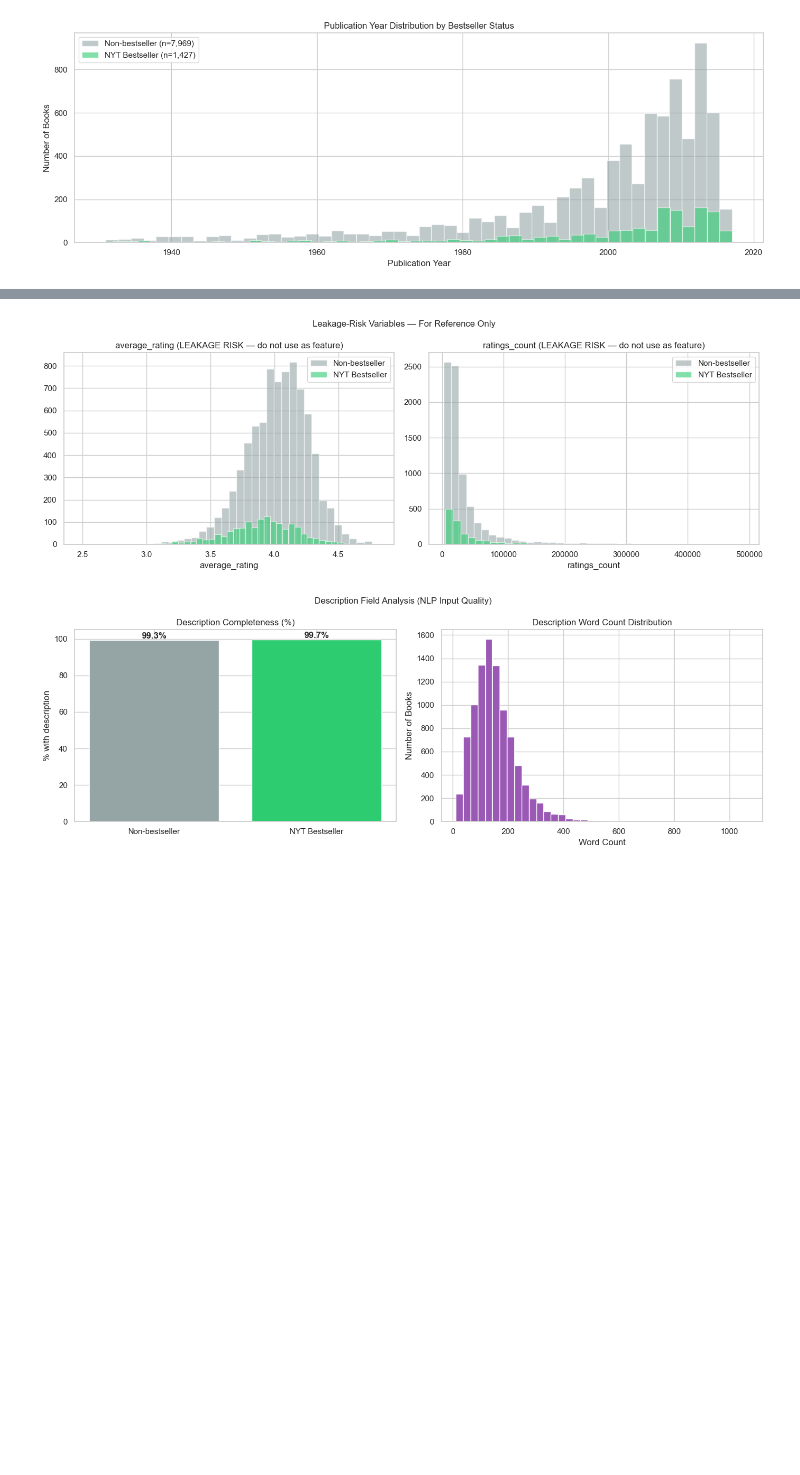
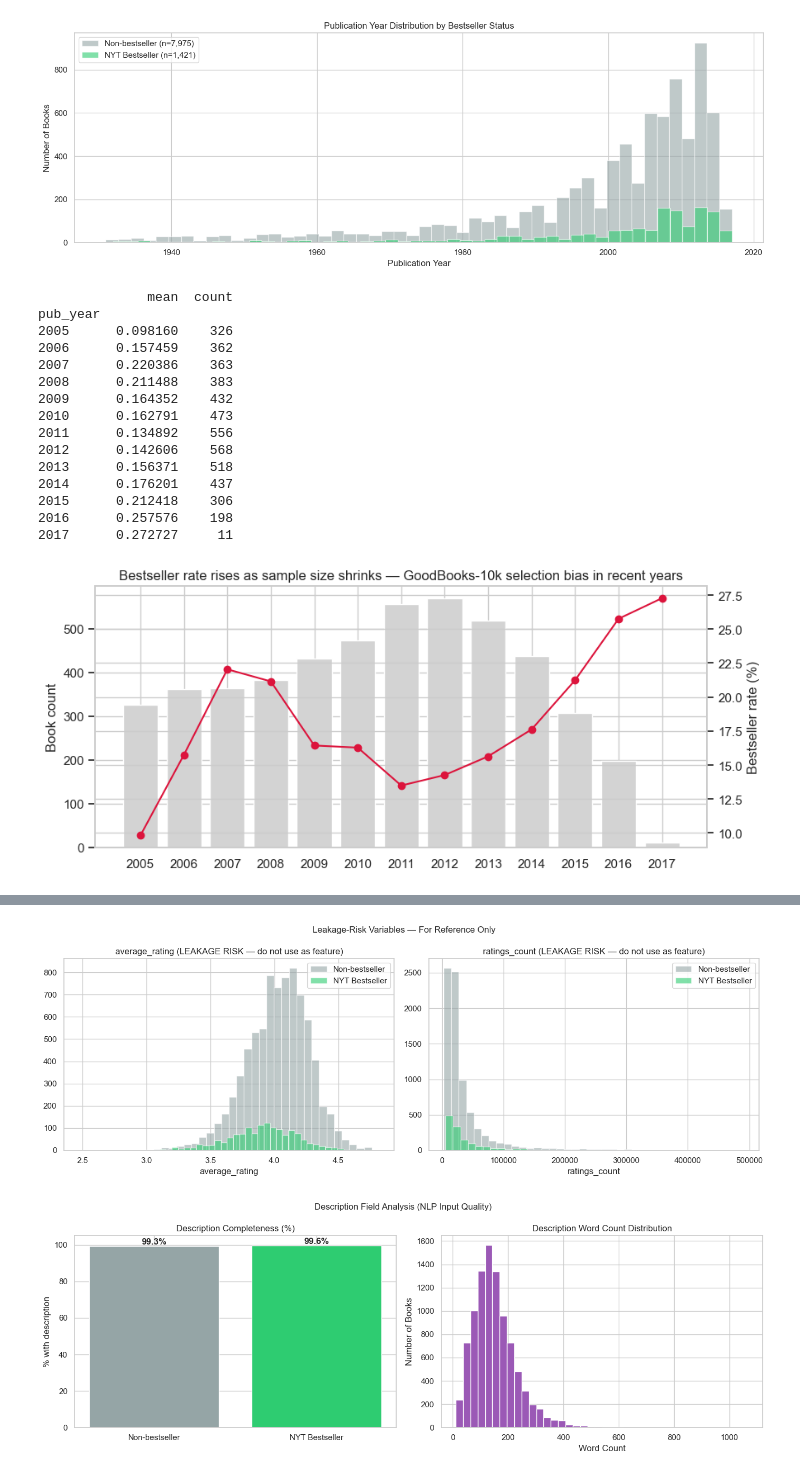
Before and after one commit to Erdos-Projects/summer26-book-commercial-success, a Jupyter notebook: EDA/book_success_merge.ipynb, the cells around one changed output, grey strips where cells are left out. Saved outputs shown, nothing was run; the diff lists cells and outputs as text; code cells hidden in the pictures; blank space fills up the shorter version.

Commit message:
update merge, EDA, and target definition

```diff
--- a/EDA/book_success_merge.ipynb
+++ b/EDA/book_success_merge.ipynb
@@ -941,12 +922,13 @@ NYT rows available for fuzzy matching: 6,744
 GoodBooks rows to attempt fuzzy on:    9,324
 # %%
 # ── 5i. Run fuzzy matching ───────────────────────────────────────────────
-# Runtime: typically 5–15 min for ~9,000 unmatched books × ~4,000 NYT titles.
+# Runtime:
 # The early-exit (title score < 65) cuts most comparisons short.
 
 from tqdm.auto import tqdm
 
 FUZZY_THRESHOLD = 85   # combined score threshold (0–100). Raise for more precision.
+AUTHOR_FLOOR = 55   # independent minimum
 
 unmatched_df = pre_fuzzy[pre_fuzzy['nyt_bestseller'].isna()].copy()
 
@@ -961,6 +943,7 @@ for _, row in tqdm(unmatched_df.iterrows(), total=len(unmatched_df), desc='Fuzzy
 
     best_score    = 0.0
     best_nyt_idx  = None
+    best_t_score, best_a_score = None, None
 
     for nyt_idx, ntitle, nauthor in zip(nyt_fuzzy_index, nyt_fuzzy_titles, nyt_fuzzy_authors):
         # Fast early exit — skip if titles share almost nothing
@@ -968,16 +951,24 @@ for _, row in tqdm(unmatched_df.iterrows(), total=len(unmatched_df), desc='Fuzzy
         if t_score < 65:
             continue
         a_score  = fuzz.partial_ratio(bauthor, nauthor)
+
+        if a_score < AUTHOR_FLOOR:      # NEW — reject weak author matches outright,
+            continue                    # regardless of how good the title match is
+
         combined = 0.7 * t_score + 0.3 * a_score
         if combined > best_score:
             best_score   = combined
             best_nyt_idx = nyt_idx
+            best_t_score = t_score
+            best_a_score = a_score
 
     if best_score >= FUZZY_THRESHOLD and best_nyt_idx is not None:
         fuzzy_results.append({
             'gb_id':       row['gb_id'],
             'nyt_idx':     best_nyt_idx,
-            'fuzzy_score': best_score
+            'fuzzy_score': best_score,
+            't_score':     best_t_score,
+            'a_score':     best_a_score
         })
 
 fuzzy_df = pd.DataFrame(fuzzy_results)
@@ -991,7 +994,8 @@ Fuzzy matches found: 781 additional books labeled as bestsellers
 # identified by gb_id.
 
 NYT_LABEL_COLS = [
-    'nyt_bestseller', 'weeks_on_list', 'best_rank_achieved', 'nyt_first_year', 'debut_rank'
+    'nyt_bestseller', 'weeks_on_list', 'best_rank_achieved',
+    'nyt_first_year', 'debut_rank', 'nyt_title', 'nyt_author',
 ]
 
 # Build a gb_id → row-index lookup for fast assignment
@@ -1014,6 +1018,8 @@ if len(fuzzy_df) > 0:
             pre_fuzzy.at[gb_idx, 'best_rank_achieved']= nyt_row.get('best_rank_achieved', pd.NA)
             pre_fuzzy.at[gb_idx, 'nyt_first_year']    = nyt_row.get('nyt_first_year',    pd.NA)
             pre_fuzzy.at[gb_idx, 'debut_rank']        = nyt_row.get('debut_rank',        pd.NA)
+            pre_fuzzy.at[gb_idx, 'nyt_title']         = nyt_row.get('title',  pd.NA)
+            pre_fuzzy.at[gb_idx, 'nyt_author']        = nyt_row.get('author', pd.NA)
             pre_fuzzy.at[gb_idx, 'match_method']      = 'fuzzy_title_author'
             fuzzy_hit_count += 1
 
@@ -1167,3 +1172,11 @@ print(f'Rows after publication-year filter: {rows_after_filter:,}')
 Rows before publication-year filter: 10,000
 Rows dropped with pub_year < 1931: 583
 Rows after publication-year filter: 9,417
+# %%
+
+# ── 5n. Final cleaning (cont)──
+# Dropping duplicates columns: index and authors_2
+merged = merged.drop(columns=['index', 'authors_2'])
+
+# Summary statistics
+merged.describe(include='all')
@@ -1305,6 +1335,39 @@ plt.savefig('eda_02_publication_year.png', dpi=150, bbox_inches='tight')
 plt.show()
 # %% [output]
 [figure]
+# %%
+# ── 6.2b Bestseller rate by year, 2005–2017 (censoring check) ────────────
+recent = merged[merged['pub_year'] >= 2005]
+year_stats = recent.groupby('pub_year')['nyt_bestseller'].agg(['mean', 'count'])
+print(year_stats)
+
+fig, ax1 = plt.subplots(figsize=(9, 4))
+ax1.bar(year_stats.index.astype(str), year_stats['count'], color='lightgray', label='n books')
+ax2 = ax1.twinx()
+ax2.plot(year_stats.index.astype(str), year_stats['mean']*100, color='crimson', marker='o', label='bestseller rate %')
+ax1.set_ylabel('Book count')
+ax2.set_ylabel('Bestseller rate (%)')
+plt.title('Bestseller rate rises as sample size shrinks — GoodBooks-10k selection bias in recent years')
+plt.tight_layout()
+plt.savefig('eda_10_recent_year_censoring.png', dpi=150, bbox_inches='tight')
+plt.show()
+# %% [output]
+              mean  count
+pub_year
+2005      0.098160    326
+2006      0.157459    362
+2007      0.220386    363
+2008      0.211488    383
+2009      0.164352    432
+2010      0.162791    473
+2011      0.134892    556
+2012      0.142606    568
+2013      0.156371    518
+2014      0.176201    437
+2015      0.212418    306
+2016      0.257576    198
+2017      0.272727     11
+[figure, added]
 # %%
 # ── 6.3 Genre analysis ──────────────────────────────────────────────────────
 # Explode genres list so each genre tag gets its own row
```
Also changed, not shown: parts of 20 cells of this notebook, 11 other files.
